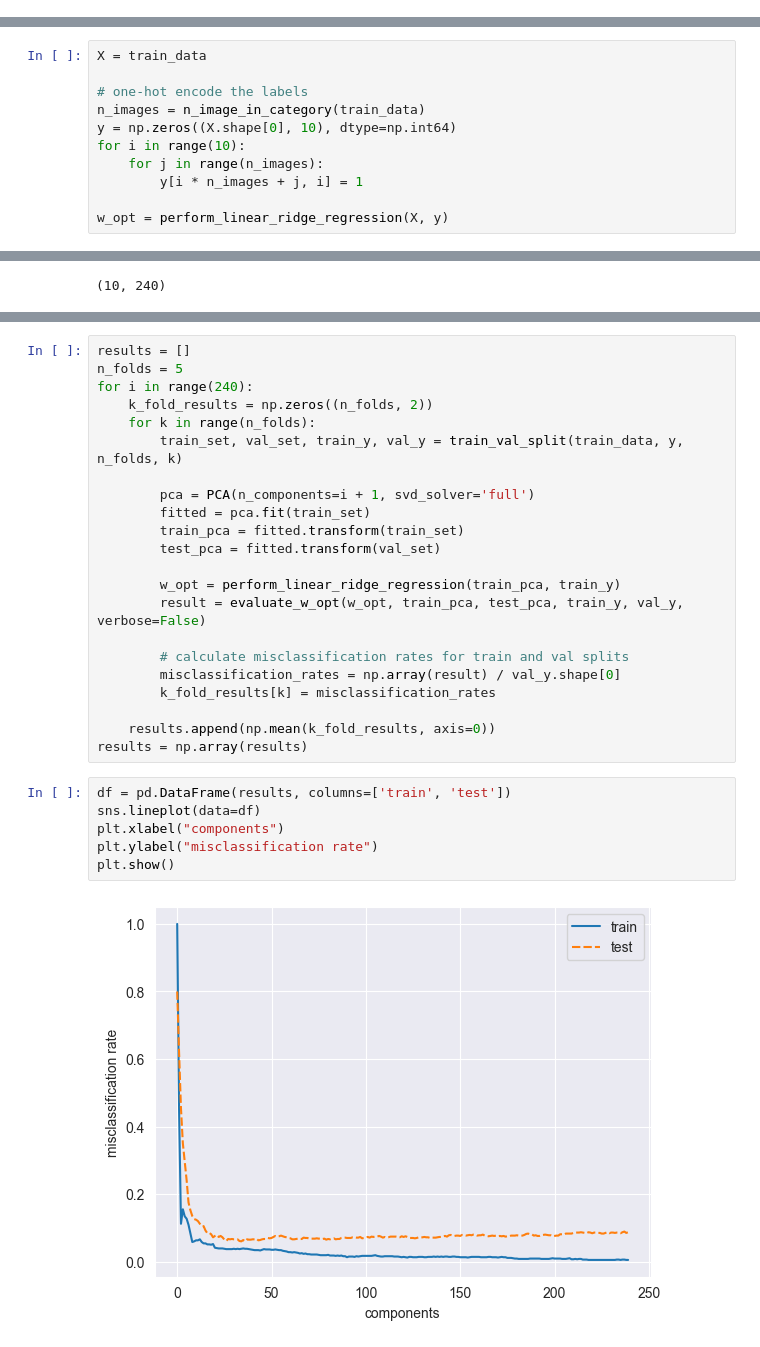
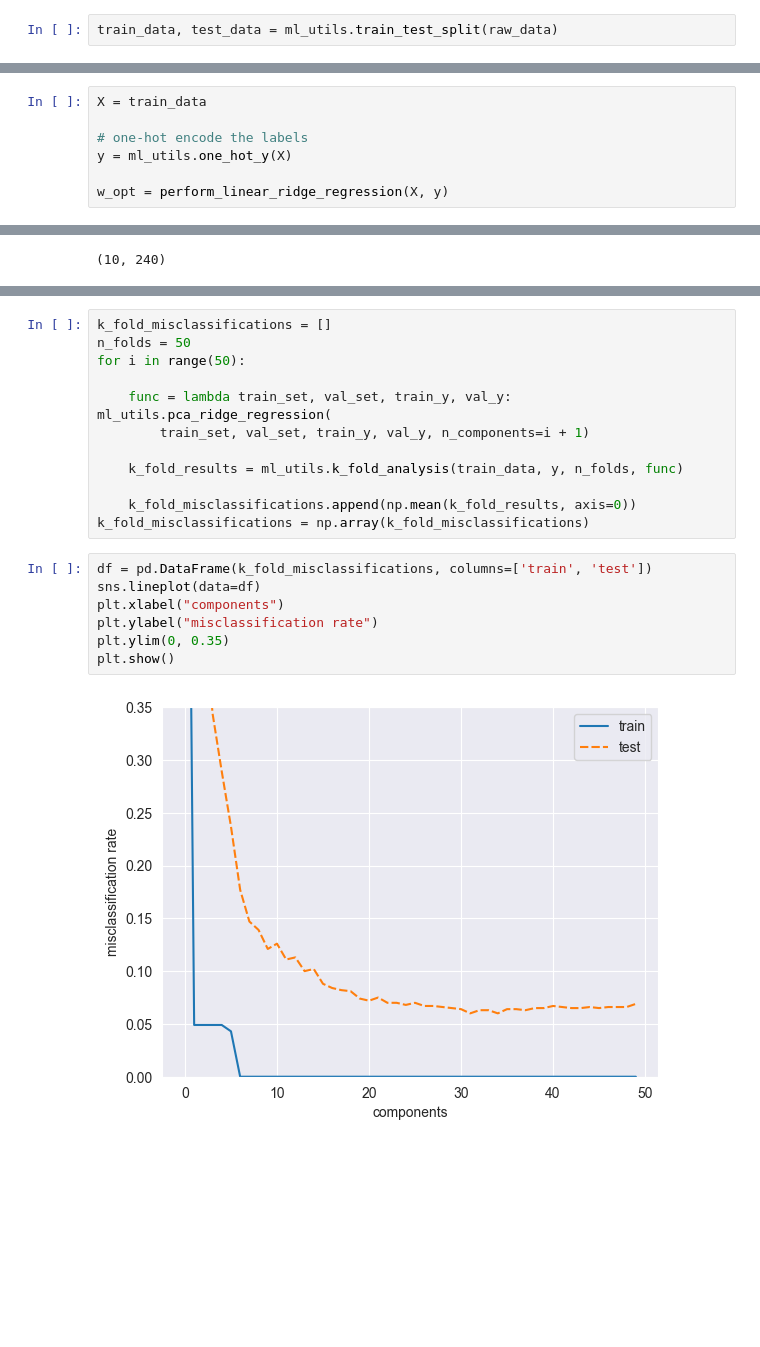
Before and after one commit to RickHuizing/MLProject-Group15-Digits, a Jupyter notebook: data_exploration.ipynb, the cells around one changed output, grey strips where cells are left out. Saved outputs shown, nothing was run; the diff lists cells and outputs as text; blank space fills up the shorter version.

```diff
--- a/data_exploration.ipynb
+++ b/data_exploration.ipynb
@@ -58,3 +27,5 @@ def plot_sample_for_each_digit(data, n_samples=5, figsize=(10, 20), horizontal=F
 # %%
 np.random.seed(1)
+# %%
+train_data, test_data = ml_utils.train_test_split(raw_data)
 # %%
@@ -118,11 +64,7 @@ def perform_linear_ridge_regression(X, y, tiny=0.00001):
 X = train_data
 
 # one-hot encode the labels
-n_images = n_image_in_category(train_data)
-y = np.zeros((X.shape[0], 10), dtype=np.int64)
-for i in range(10):
-    for j in range(n_images):
-        y[i * n_images + j, i] = 1
+y = ml_utils.one_hot_y(X)
 
 w_opt = perform_linear_ridge_regression(X, y)
 # %% [markdown]
@@ -229,31 +142,22 @@ def train_val_split(training_data, y, n_folds, fold):
 # %%
-results = []
-n_folds = 5
-for i in range(240):
-    k_fold_results = np.zeros((n_folds, 2))
-    for k in range(n_folds):
-        train_set, val_set, train_y, val_y = train_val_split(train_data, y, n_folds, k)
+k_fold_misclassifications = []
+n_folds = 50
+for i in range(50):
 
-        pca = PCA(n_components=i + 1, svd_solver='full')
-        fitted = pca.fit(train_set)
-        train_pca = fitted.transform(train_set)
-        test_pca = fitted.transform(val_set)
+    func = lambda train_set, val_set, train_y, val_y: ml_utils.pca_ridge_regression(
+        train_set, val_set, train_y, val_y, n_components=i + 1)
 
-        w_opt = perform_linear_ridge_regression(train_pca, train_y)
-        result = evaluate_w_opt(w_opt, train_pca, test_pca, train_y, val_y, verbose=False)
+    k_fold_results = ml_utils.k_fold_analysis(train_data, y, n_folds, func)
 
-        # calculate misclassification rates for train and val splits
-        misclassification_rates = np.array(result) / val_y.shape[0]
-        k_fold_results[k] = misclassification_rates
-
-    results.append(np.mean(k_fold_results, axis=0))
-results = np.array(results)
+    k_fold_misclassifications.append(np.mean(k_fold_results, axis=0))
+k_fold_misclassifications = np.array(k_fold_misclassifications)
 # %%
-df = pd.DataFrame(results, columns=['train', 'test'])
+df = pd.DataFrame(k_fold_misclassifications, columns=['train', 'test'])
 sns.lineplot(data=df)
 plt.xlabel("components")
 plt.ylabel("misclassification rate")
+plt.ylim(0, 0.35)
 plt.show()
 # %% [output]
-[figure, old version]
+[figure, new version]
 # %%
```
Also changed, not shown: parts of 25 cells of this notebook, 1 other file.
